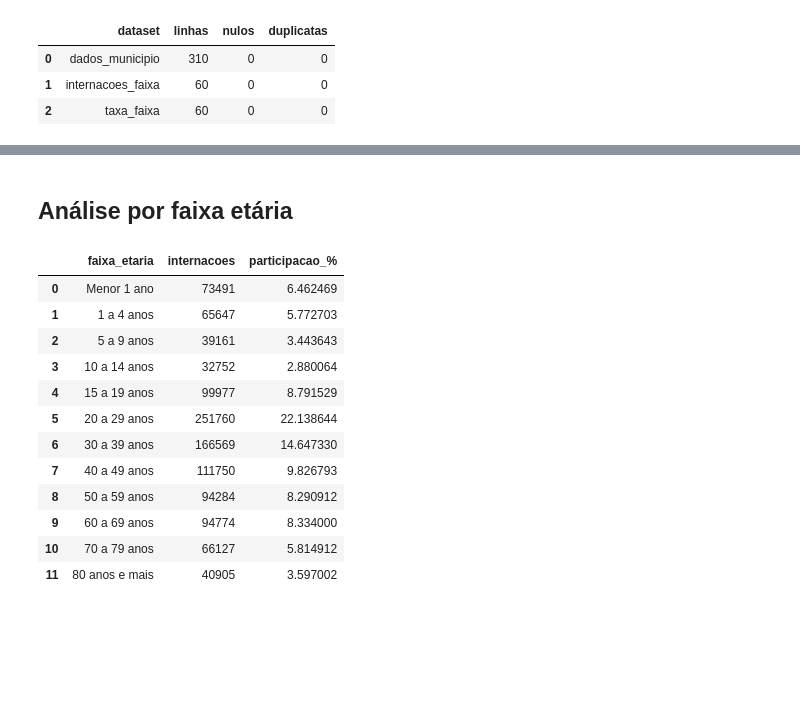
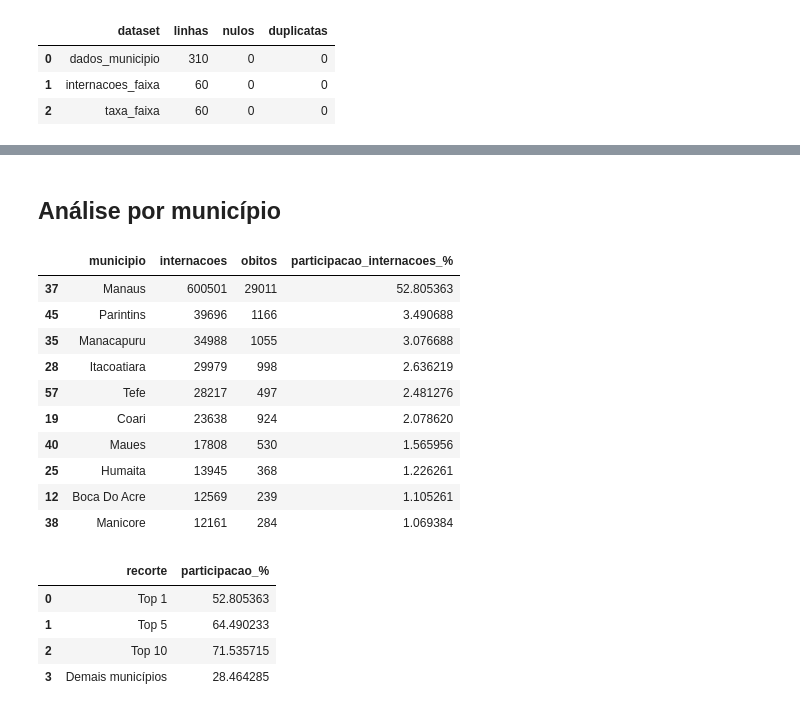
Before and after one commit to nicolasagra-dev/eda-datasus-amazonas, a Jupyter notebook: notebooks/eda_datasus_amazonas.ipynb, the cells around one changed output, grey strips where cells are left out. Cells and saved outputs as stored; diff of their text form; code cells hidden in the pictures; blank space fills up the shorter version.

```diff
--- a/notebooks/eda_datasus_amazonas.ipynb
+++ b/notebooks/eda_datasus_amazonas.ipynb
@@ -310,27 +294,59 @@ plt.show()
-# %% [markdown]
-## Análise por faixa etária
+# %% [markdown]
+## Análise por município
+# %%
+top_municipios = (
+    dados_municipio.groupby("municipio", as_index=False)
+    .agg(internacoes=("internacoes", "sum"), obitos=("obitos", "sum"))
+    .sort_values("internacoes", ascending=False)
+    .head(10)
+)
+top_municipios["participacao_internacoes_%"] = (
+    top_municipios["internacoes"] / dados_municipio["internacoes"].sum() * 100
+)
+top_municipios
+# %% [output]
+|  | municipio | internacoes | obitos | participacao_internacoes_% |
+| 37 | Manaus | 600501 | 29011 | 52.805363 |
+| 45 | Parintins | 39696 | 1166 | 3.490688 |
+| 35 | Manacapuru | 34988 | 1055 | 3.076688 |
+| 28 | Itacoatiara | 29979 | 998 | 2.636219 |
+| 57 | Tefe | 28217 | 497 | 2.481276 |
+| 19 | Coari | 23638 | 924 | 2.078620 |
+| 40 | Maues | 17808 | 530 | 1.565956 |
+| 25 | Humaita | 13945 | 368 | 1.226261 |
+| 12 | Boca Do Acre | 12569 | 239 | 1.105261 |
+| 38 | Manicore | 12161 | 284 | 1.069384 |
 # %%
-resumo_faixa = (
-    internacoes_faixa.groupby("faixa_etaria", observed=True, as_index=False)
-    .agg(internacoes=("internacoes", "sum"))
-    .sort_values("faixa_etaria")
+ranking_municipios = (
+    dados_municipio.groupby("municipio", as_index=False)
+    .agg(internacoes=("internacoes", "sum"), obitos=("obitos", "sum"))
+    .sort_values("internacoes", ascending=False)
+    .reset_index(drop=True)
 )
-resumo_faixa["participacao_%"] = resumo_faixa["internacoes"] / resumo_faixa["internacoes"].sum() * 100
-resumo_faixa
+ranking_municipios["posicao"] = ranking_municipios.index + 1
+ranking_municipios["participacao_%"] = ranking_municipios["internacoes"] / total_internacoes * 100
+ranking_municipios["participacao_acumulada_%"] = ranking_municipios["participacao_%"].cumsum()
+ranking_municipios["taxa_mortalidade"] = ranking_municipios["obitos"] / ranking_municipios["internacoes"] * 100
+
+concentracao = pd.DataFrame(
+    {
+        "recorte": ["Top 1", "Top 5", "Top 10", "Demais municípios"],
+        "participacao_%": [
+            ranking_municipios.head(1)["participacao_%"].sum(),
+            ranking_municipios.head(5)["participacao_%"].sum(),
+            ranking_municipios.head(10)["participacao_%"].sum(),
+            100 - ranking_municipios.head(10)["participacao_%"].sum(),
+        ],
+    }
+)
+
+concentracao
 # %% [output]
-|  | faixa_etaria | internacoes | participacao_% |
-| 0 | Menor 1 ano | 73491 | 6.462469 |
-| 1 | 1 a 4 anos | 65647 | 5.772703 |
-| 2 | 5 a 9 anos | 39161 | 3.443643 |
-| 3 | 10 a 14 anos | 32752 | 2.880064 |
-| 4 | 15 a 19 anos | 99977 | 8.791529 |
-| 5 | 20 a 29 anos | 251760 | 22.138644 |
-| 6 | 30 a 39 anos | 166569 | 14.647330 |
-| 7 | 40 a 49 anos | 111750 | 9.826793 |
-| 8 | 50 a 59 anos | 94284 | 8.290912 |
-| 9 | 60 a 69 anos | 94774 | 8.334000 |
-| 10 | 70 a 79 anos | 66127 | 5.814912 |
-| 11 | 80 anos e mais | 40905 | 3.597002 |
+|  | recorte | participacao_% |
+| 0 | Top 1 | 52.805363 |
+| 1 | Top 5 | 64.490233 |
+| 2 | Top 10 | 71.535715 |
+| 3 | Demais municípios | 28.464285 |
 # %%
 fig, ax = plt.subplots(figsize=(11, 7))
 sns.barplot(
```
Also changed, not shown: parts of 41 cells of this notebook, 14 other files.
